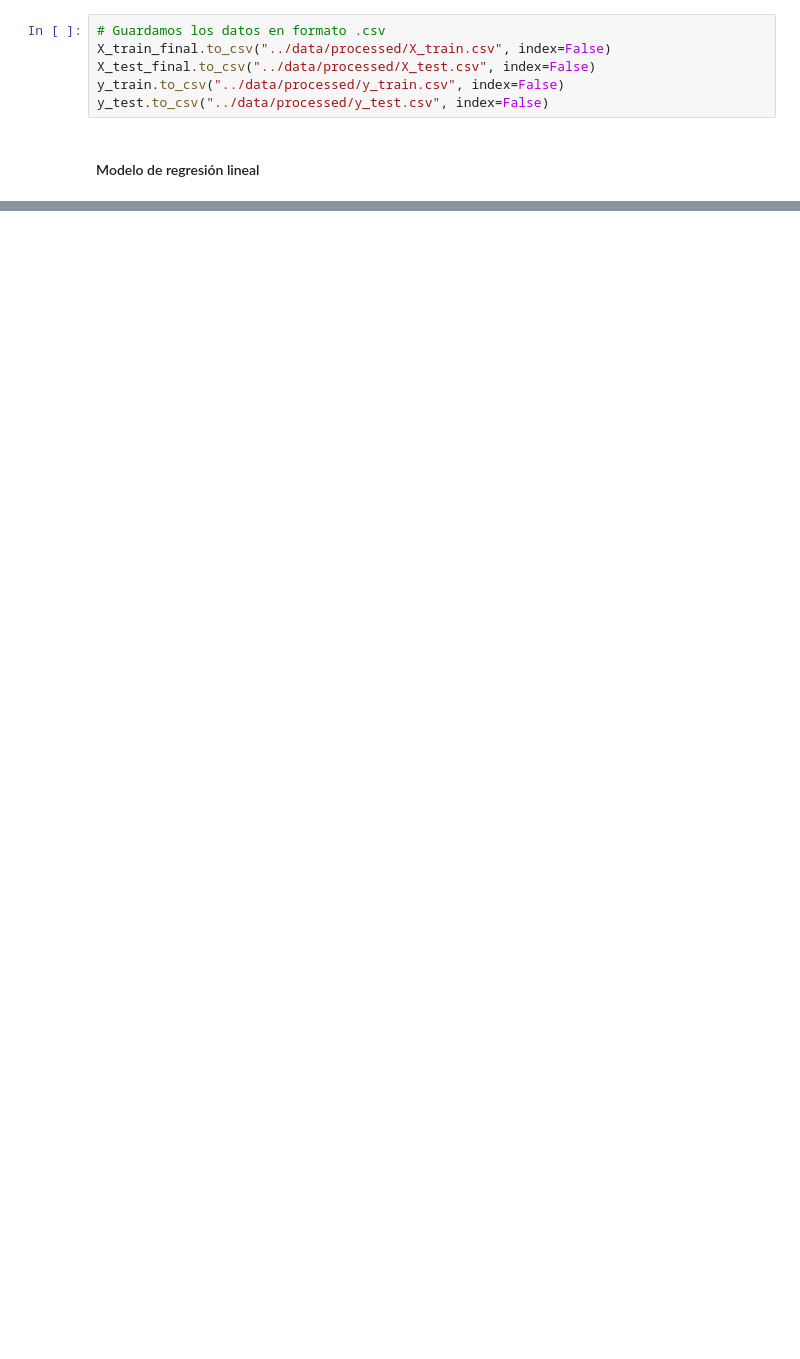
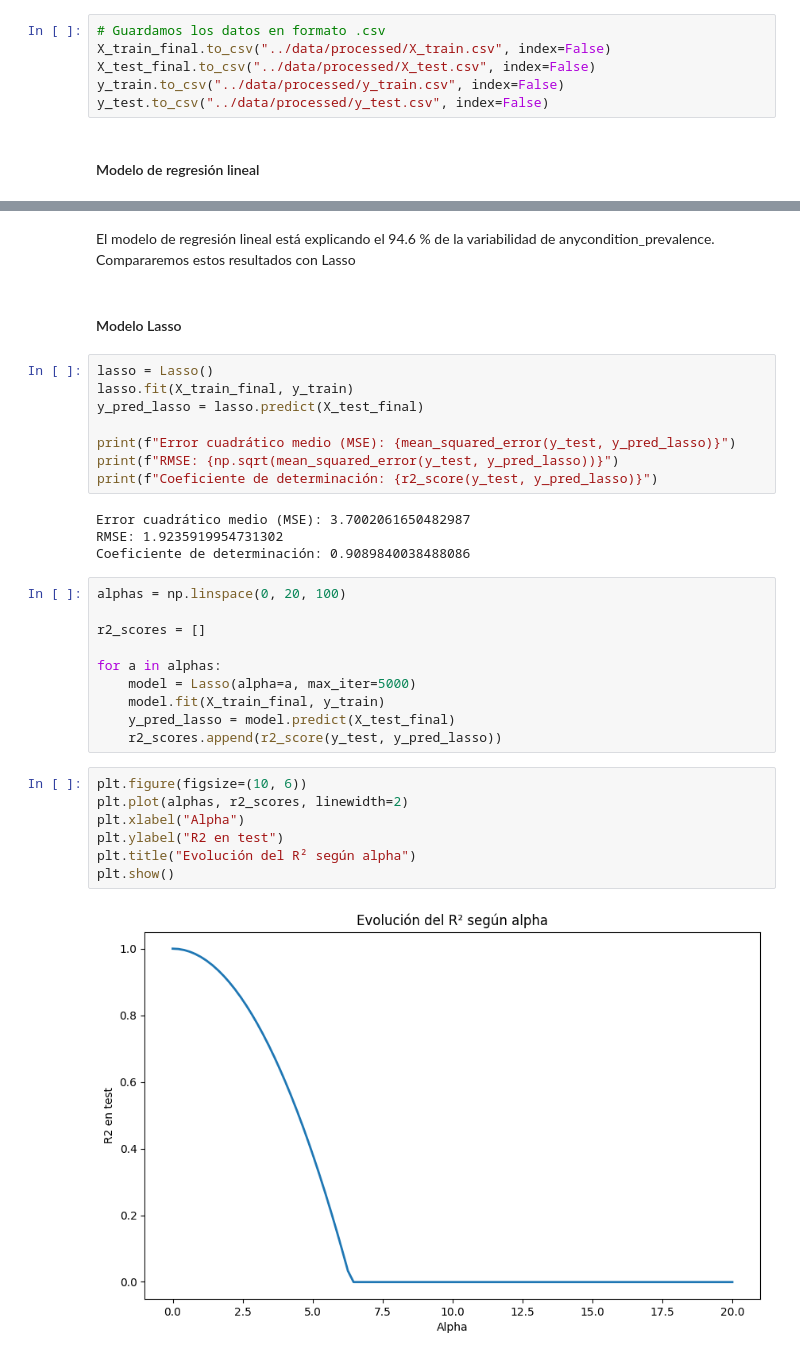
Before and after one commit to 4GeeksAcademy/plorenab_socio-demographic-health-data-us, a Jupyter notebook: src/explore.ipynb, the cells around one changed output, grey strips where cells are left out. Cells and saved outputs as stored; diff of their text form; blank space fills up the shorter version.

```diff
--- a/src/explore.ipynb
+++ b/src/explore.ipynb
@@ -375,0 +265,36 @@ array([10.85398374,  8.03614579, 13.65257114,  8.82722545,  7.32314327,
+# %% [markdown]
+El modelo de regresión lineal está explicando el 94.6 % de la variabilidad de anycondition_prevalence.
+Compararemos estos resultados con Lasso
+# %% [markdown]
+#### Modelo Lasso
+# %%
+lasso = Lasso()
+lasso.fit(X_train_final, y_train)
+y_pred_lasso = lasso.predict(X_test_final)
+
+print(f"Error cuadrático medio (MSE): {mean_squared_error(y_test, y_pred_lasso)}")
+print(f"RMSE: {np.sqrt(mean_squared_error(y_test, y_pred_lasso))}")
+print(f"Coeficiente de determinación: {r2_score(y_test, y_pred_lasso)}")
+# %% [output]
+Error cuadrático medio (MSE): 3.7002061650482987
+RMSE: 1.9235919954731302
+Coeficiente de determinación: 0.9089840038488086
+# %%
+alphas = np.linspace(0, 20, 100)
+
+r2_scores = []
+
+for a in alphas:
+    model = Lasso(alpha=a, max_iter=5000)
+    model.fit(X_train_final, y_train)
+    y_pred_lasso = model.predict(X_test_final)
+    r2_scores.append(r2_score(y_test, y_pred_lasso))
+# %%
+plt.figure(figsize=(10, 6))
+plt.plot(alphas, r2_scores, linewidth=2)
+plt.xlabel("Alpha")
+plt.ylabel("R2 en test")
+plt.title("Evolución del R² según alpha")
+plt.show()
+# %% [output]
+[figure, added]
```
Also changed, not shown: parts of 25 cells of this notebook, 4 other files.
